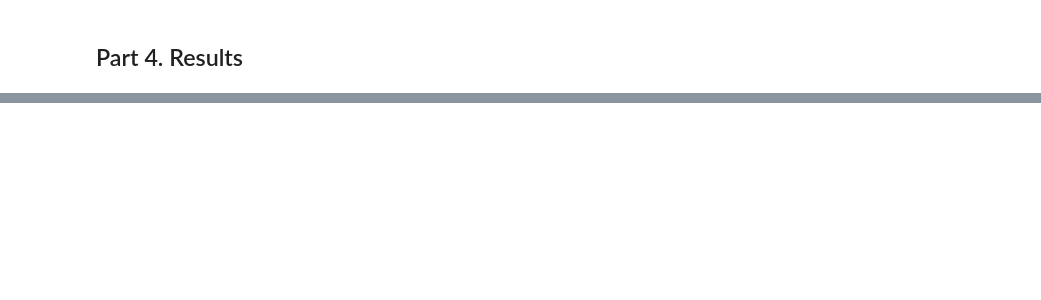
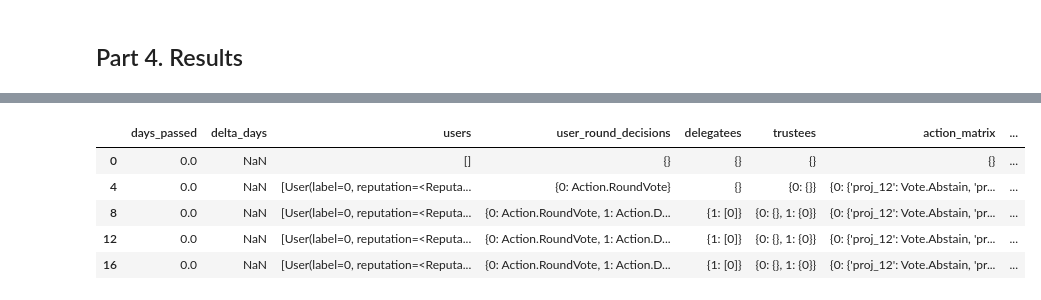
Before and after one commit to BlockScience/gov-modules-demos, a Jupyter notebook: demos/neural_governance.ipynb, the cells around one changed output, grey strips where cells are left out. Saved outputs shown, nothing was run; the diff lists cells and outputs as text; code cells hidden in the pictures; blank space fills up the shorter version.

```diff
--- a/demos/neural_governance.ipynb
+++ b/demos/neural_governance.ipynb
@@ -125,0 +717,9 @@ NEURAL_GOVERNANCE_LAYERS = [(LAYER_1_NEURONS, LAYER_1_AGGREGATOR),
+# %%
+sim_df.head(5)
+# %% [output]
+|  | days_passed | delta_days | users | user_round_decisions | delegatees | trustees | action_matrix | ... |
+| 0 | 0.0 | NaN | [] | {} | {} | {} | {} | ... |
+| 4 | 0.0 | NaN | [User(label=0, reputation=<Reputa... | {0: Action.RoundVote} | {} | {0: {}} | {0: {'proj_12': Vote.Abstain, 'pr... | ... |
+| 8 | 0.0 | NaN | [User(label=0, reputation=<Reputa... | {0: Action.RoundVote, 1: Action.D... | {1: [0]} | {0: {}, 1: {0}} | {0: {'proj_12': Vote.Abstain, 'pr... | ... |
+| 12 | 0.0 | NaN | [User(label=0, reputation=<Reputa... | {0: Action.RoundVote, 1: Action.D... | {1: [0]} | {0: {}, 1: {0}} | {0: {'proj_12': Vote.Abstain, 'pr... | ... |
+| 16 | 0.0 | NaN | [User(label=0, reputation=<Reputa... | {0: Action.RoundVote, 1: Action.D... | {1: [0]} | {0: {}, 1: {0}} | {0: {'proj_12': Vote.Abstain, 'pr... | ... |
```
Also changed, not shown: parts of 20 cells of this notebook, 3 other files.
